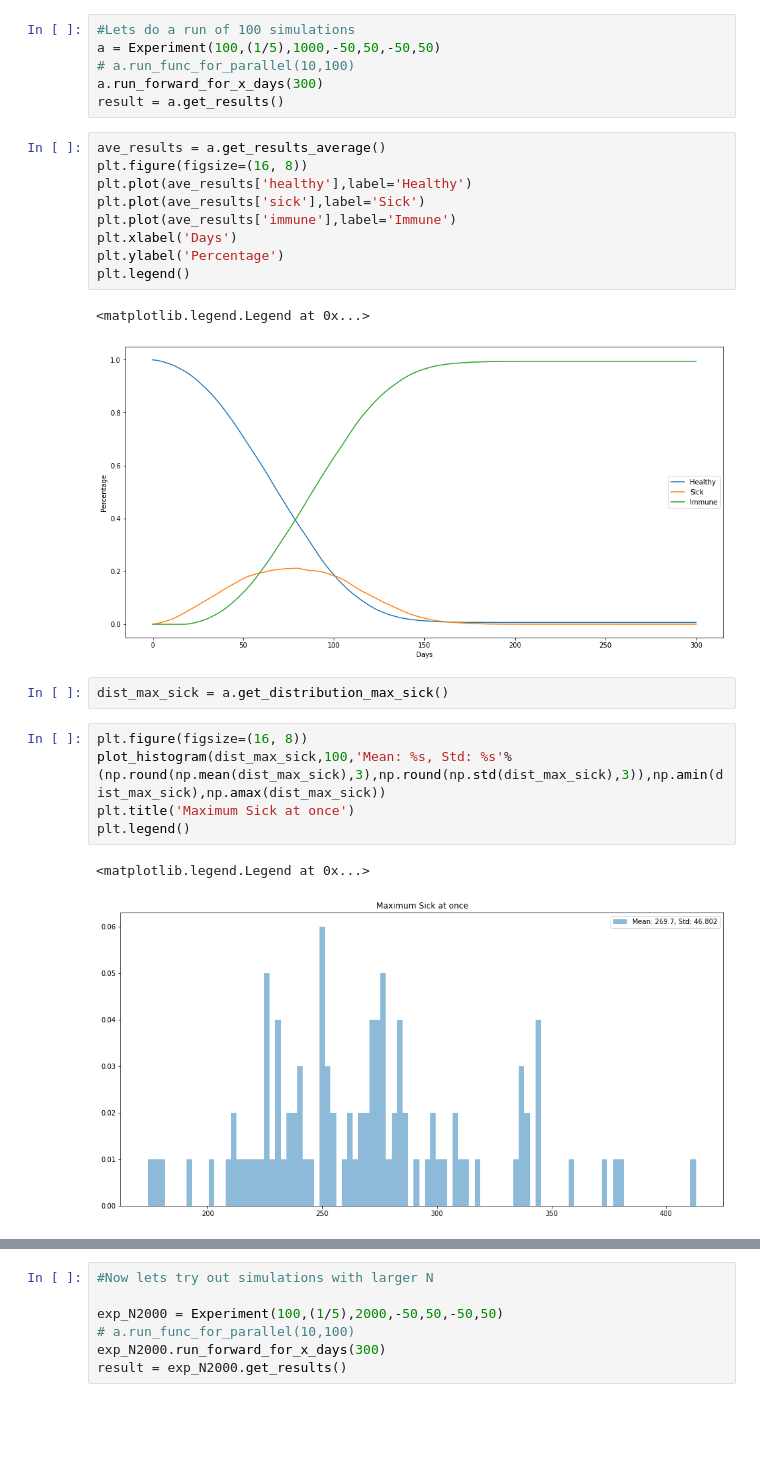
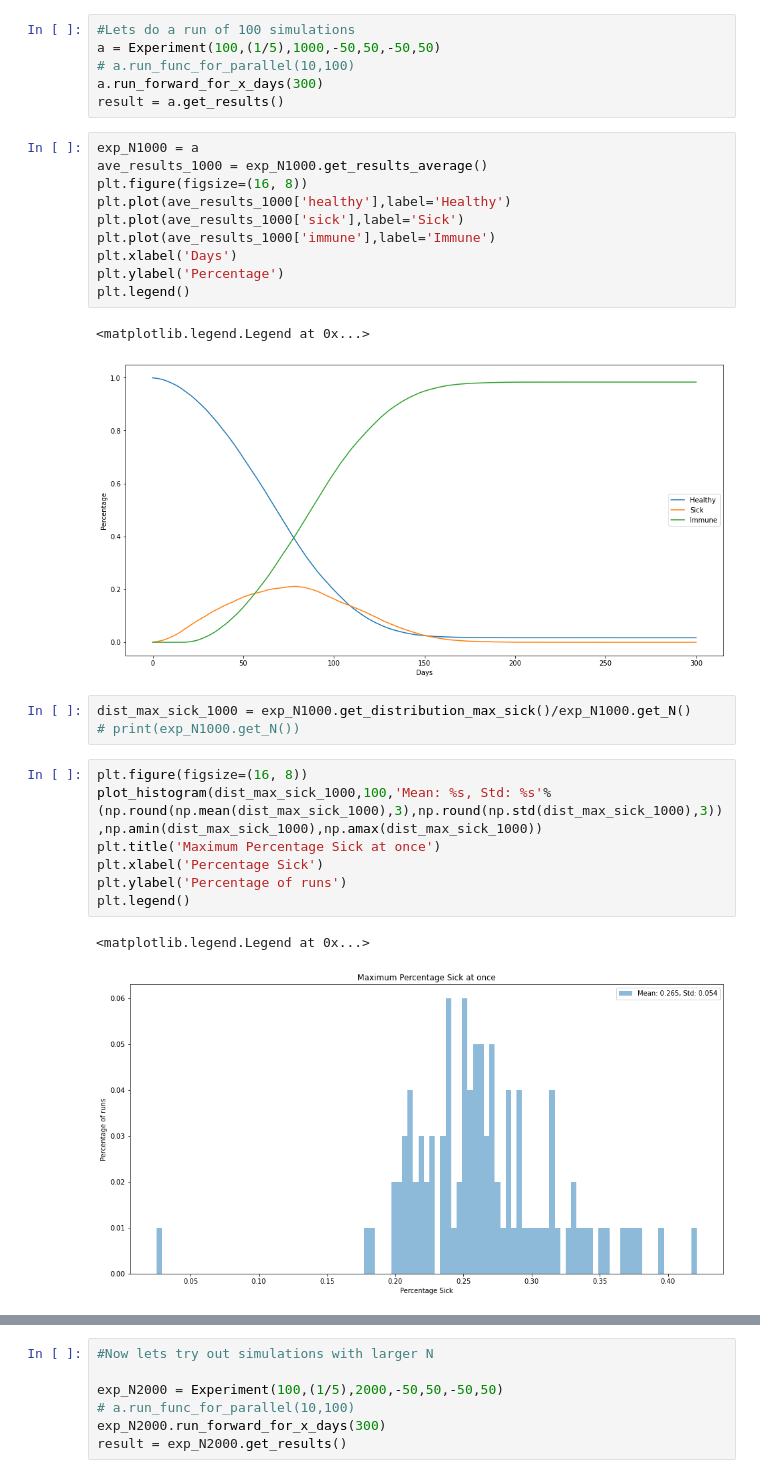
Before and after one commit to tmog123/RandomAnalysis, a Jupyter notebook: Pandemic_modelling.ipynb, the cells around one changed output, grey strips where cells are left out. Cells and saved outputs as stored; diff of their text form; blank space fills up the shorter version.

```diff
--- a/Pandemic_modelling.ipynb
+++ b/Pandemic_modelling.ipynb
@@ -234,25 +252,29 @@ a = Experiment(100,(1/5),1000,-50,50,-50,50)
 a.run_forward_for_x_days(300)
 result = a.get_results()
 # %%
-ave_results = a.get_results_average()
+exp_N1000 = a
+ave_results_1000 = exp_N1000.get_results_average()
 plt.figure(figsize=(16, 8))
-plt.plot(ave_results['healthy'],label='Healthy')
-plt.plot(ave_results['sick'],label='Sick')
-plt.plot(ave_results['immune'],label='Immune')
+plt.plot(ave_results_1000['healthy'],label='Healthy')
+plt.plot(ave_results_1000['sick'],label='Sick')
+plt.plot(ave_results_1000['immune'],label='Immune')
 plt.xlabel('Days')
 plt.ylabel('Percentage')
 plt.legend()
 # %% [output]
 <matplotlib.legend.Legend at 0x...>
-[figure, old version]
+[figure, new version]
 # %%
-dist_max_sick = a.get_distribution_max_sick()
+dist_max_sick_1000 = exp_N1000.get_distribution_max_sick()/exp_N1000.get_N()
+# print(exp_N1000.get_N())
 # %%
 plt.figure(figsize=(16, 8))
-plot_histogram(dist_max_sick,100,'Mean: %s, Std: %s'%(np.round(np.mean(dist_max_sick),3),np.round(np.std(dist_max_sick),3)),np.amin(dist_max_sick),np.amax(dist_max_sick))
-plt.title('Maximum Sick at once')
+plot_histogram(dist_max_sick_1000,100,'Mean: %s, Std: %s'%(np.round(np.mean(dist_max_sick_1000),3),np.round(np.std(dist_max_sick_1000),3)),np.amin(dist_max_sick_1000),np.amax(dist_max_sick_1000))
+plt.title('Maximum Percentage Sick at once')
+plt.xlabel('Percentage Sick')
+plt.ylabel('Percentage of runs')
 plt.legend()
 # %% [output]
 <matplotlib.legend.Legend at 0x...>
-[figure, old version]
+[figure, new version]
 # %%
```
Also changed, not shown: parts of 25 cells of this notebook.
